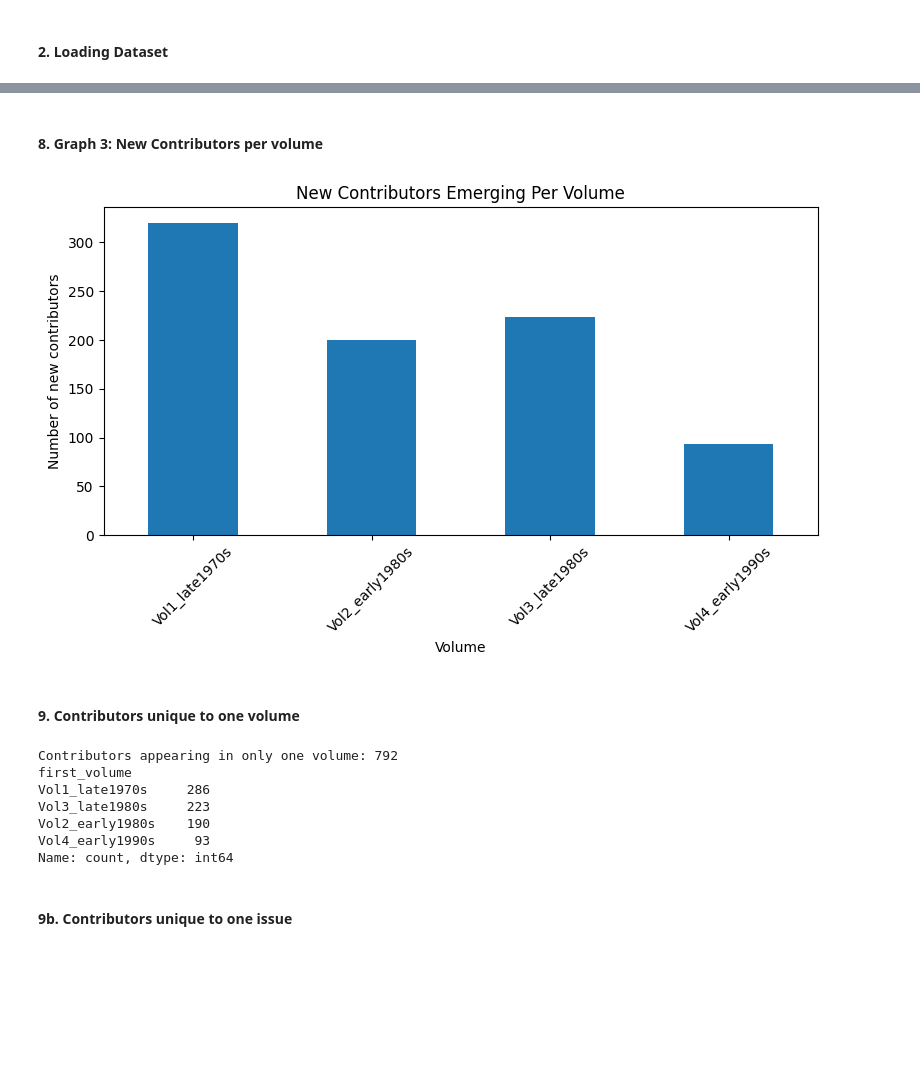
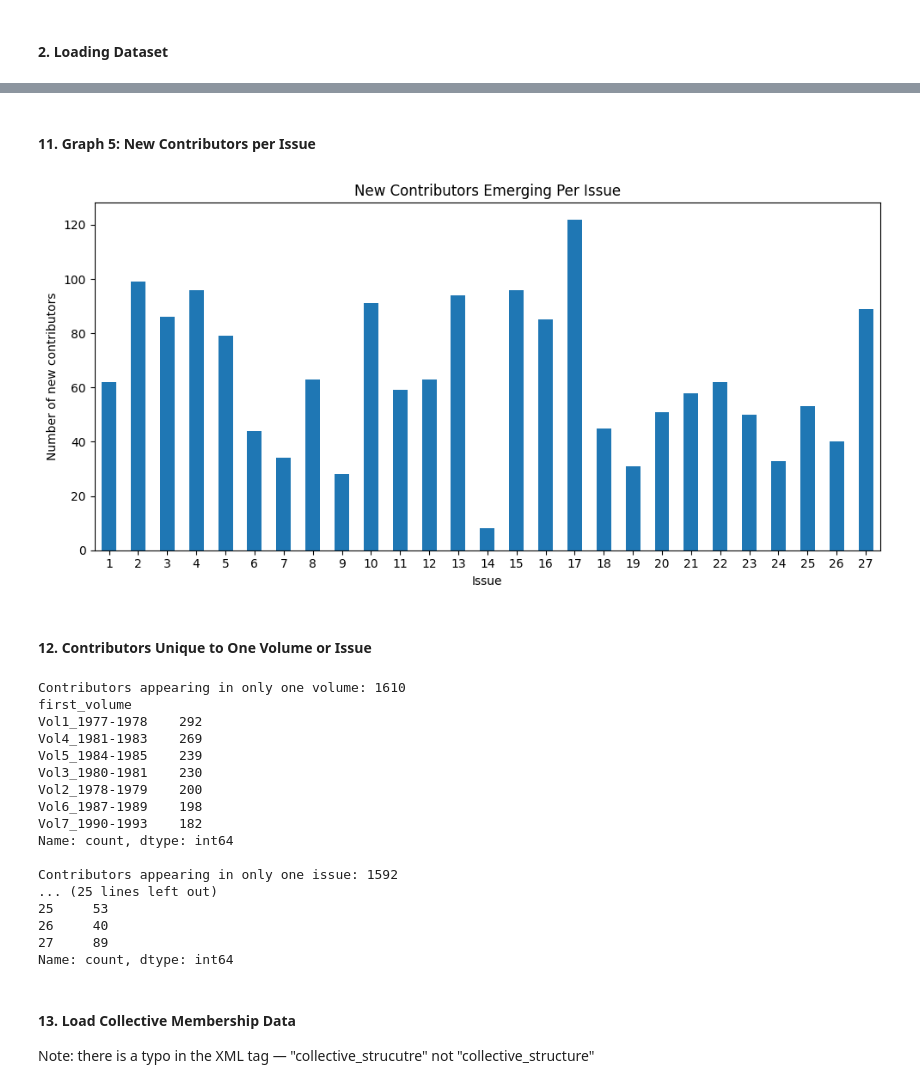
Before and after one commit to Soph-stara/master-thesis-code, a Jupyter notebook: notebooks/h3_analysis/10_analysis_h3.ipynb, the cells around one changed output, grey strips where cells are left out. Drawn from its saved outputs; the diff is of its cells as text; code cells hidden in the pictures; blank space fills up the shorter version.

```diff
--- a/notebooks/h3_analysis/10_analysis_h3.ipynb
+++ b/notebooks/h3_analysis/10_analysis_h3.ipynb
@@ -20,7 +18,7 @@ import re
 # %% [markdown]
 #### 2. Loading Dataset
 # %%
-df = pd.read_csv("/Users/sophiehamann/master-thesis-code/data/output_files/09_h3_contributors.csv")
+df = pd.read_csv("/Users/sophiehamann/master-thesis-code/data/processed/09_h3_contributors.csv")
 print(df.shape)
 print(df["volume"].value_counts())
 # %% [output]
@@ -36,3 +37,19 @@ Name: count, dtype: int64
 # %%
-overall_freq = df["person"].value_counts().head(20)
-print(overall_freq)
+def get_issue_number(filepath):
+    match = re.search(r"heresies_(\d+)_combined", filepath)
+    return int(match.group(1)) if match else None
+
+def get_volume(issue_nr):
+    if issue_nr <= 4:    return "Vol1_1977-1978"
+    elif issue_nr <= 8:  return "Vol2_1978-1979"
+    elif issue_nr <= 12: return "Vol3_1980-1981"
+    elif issue_nr <= 16: return "Vol4_1981-1983"
+    elif issue_nr <= 20: return "Vol5_1984-1985"
+    elif issue_nr <= 24: return "Vol6_1987-1989"
+    elif issue_nr <= 27: return "Vol7_1990-1993"
+    else: return None
+
+vol_order = [
+    "Vol1_1977-1978", "Vol2_1978-1979", "Vol3_1980-1981", "Vol4_1981-1983",
+    "Vol5_1984-1985", "Vol6_1987-1989", "Vol7_1990-1993"
+]
@@ -226,38 +210,58 @@ Name: count, dtype: int64
 # %% [markdown]
-#### 8. Graph 3: New Contributors per volume
+#### 11. Graph 5: New Contributors per Issue
 # %%
-fig, ax = plt.subplots(figsize=(8, 5))
-new_per_volume.sort_index().plot(kind="bar", ax=ax)
-ax.set_xlabel("Volume")
+fig, ax = plt.subplots(figsize=(10, 5))
+new_per_issue.plot(kind="bar", ax=ax)
+ax.set_xlabel("Issue")
 ax.set_ylabel("Number of new contributors")
-ax.set_title("New Contributors Emerging Per Volume")
-plt.xticks(rotation=45)
+ax.set_title("New Contributors Emerging Per Issue")
+plt.xticks(rotation=0)
 plt.tight_layout()
-plt.savefig("/Users/sophiehamann/master-thesis-code/data/output_files/graph_h3_new_contributors.png")
+plt.savefig("/Users/sophiehamann/master-thesis-code/data/output_files/graph_h3_new_contributors_issue.png")
 plt.show()
 # %% [output]
-[figure, old version]
+[figure, new version]
 # %% [markdown]
-#### 9. Contributors unique to one volume
+#### 12. Contributors Unique to One Volume or Issue
 # %%
-# find contributors who appear in only one volume
+# contributors who appear in only one volume
 volume_count = df.groupby("person")["volume"].nunique().reset_index()
 volume_count.columns = ["person", "volumes_active"]
 
 unique_contributors = volume_count[volume_count["volumes_active"] == 1]
 print(f"Contributors appearing in only one volume: {len(unique_contributors)}")
 
-# show which volume they belong to
 unique_with_volume = unique_contributors.merge(first_appearance[["person", "first_volume"]], on="person")
 print(unique_with_volume["first_volume"].value_counts())
+
+# contributors who appear in only one issue
+issue_count = df.groupby("person")["issue"].nunique().reset_index()
+issue_count.columns = ["person", "issues_active"]
+
+unique_issue = issue_count[issue_count["issues_active"] == 1]
+print(f"\nContributors appearing in only one issue: {len(unique_issue)}")
+
+unique_with_issue = unique_issue.merge(first_appearance[["person", "first_issue"]], on="person")
+print(unique_with_issue["first_issue"].value_counts().sort_index())
 # %% [output]
-Contributors appearing in only one volume: 792
+Contributors appearing in only one volume: 1610
 first_volume
-Vol1_late1970s     286
-Vol3_late1980s     223
-Vol2_early1980s    190
-Vol4_early1990s     93
+Vol1_1977-1978    292
+Vol4_1981-1983    269
+Vol5_1984-1985    239
+Vol3_1980-1981    230
+Vol2_1978-1979    200
+Vol6_1987-1989    198
+Vol7_1990-1993    182
 Name: count, dtype: int64
+
+Contributors appearing in only one issue: 1592
+... (25 lines left out)
+25     53
+26     40
+27     89
+Name: count, dtype: int64
 # %% [markdown]
-#### 9b. Contributors unique to one issue
+#### 13. Load Collective Membership Data
+Note: there is a typo in the XML tag — "collective_strucutre" not "collective_structure"
 # %%
```
Also changed, not shown: parts of 31 cells of this notebook, 15 other files.
